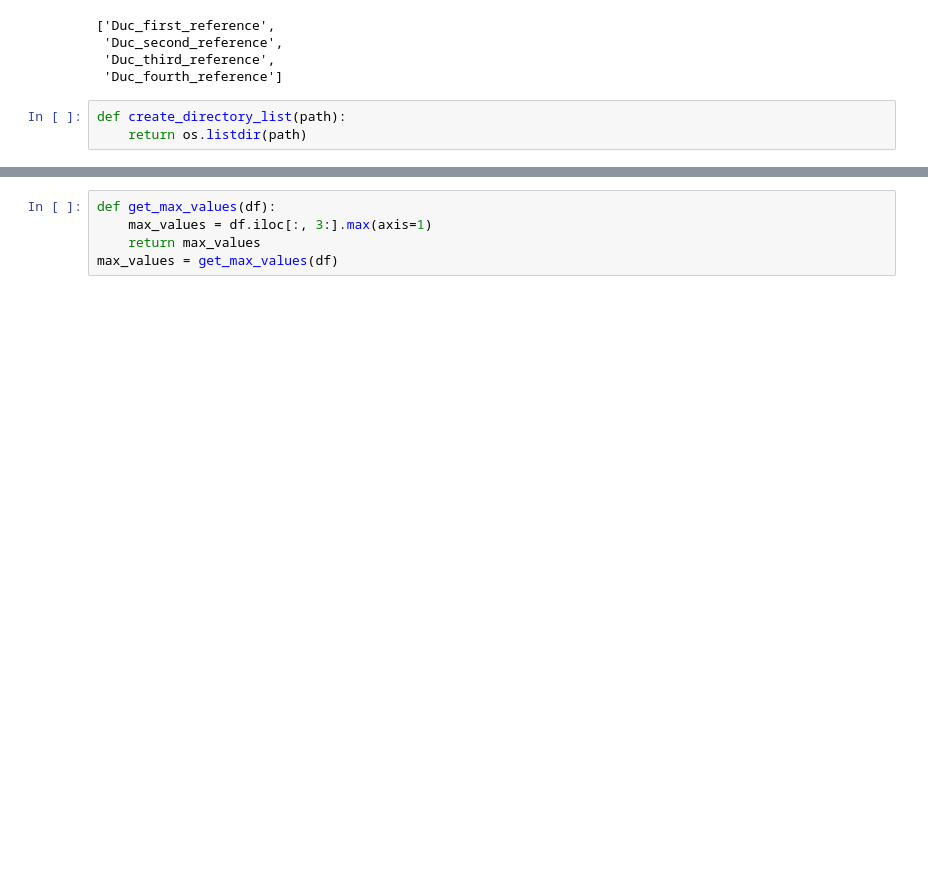
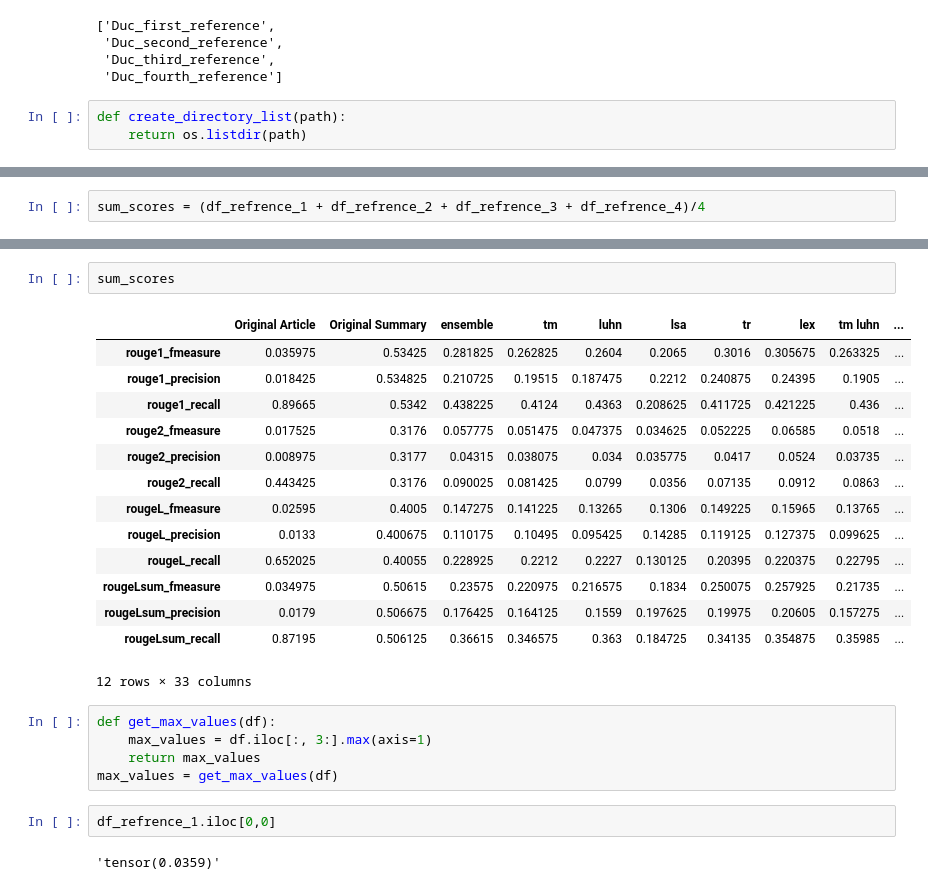
Before and after one commit to ZeyadMashhour/text_summarization, a Jupyter notebook: Demo.ipynb, the cells around one changed output, grey strips where cells are left out. Cells and saved outputs as stored; diff of their text form; blank space fills up the shorter version.

```diff
--- a/Demo.ipynb
+++ b/Demo.ipynb
@@ -48,0 +90,2 @@ df.head(12)
+# %%
+sum_scores = (df_refrence_1 + df_refrence_2 + df_refrence_3 + df_refrence_4)/4
@@ -49,5 +113,26 @@ df.head(12)
+# %%
+sum_scores
+# %% [output]
+|  | Original Article | Original Summary | ensemble | tm | luhn | lsa | tr | lex | tm luhn | ... |
+| rouge1_fmeasure | 0.035975 | 0.53425 | 0.281825 | 0.262825 | 0.2604 | 0.2065 | 0.3016 | 0.305675 | 0.263325 | ... |
+| rouge1_precision | 0.018425 | 0.534825 | 0.210725 | 0.19515 | 0.187475 | 0.2212 | 0.240875 | 0.24395 | 0.1905 | ... |
+| rouge1_recall | 0.89665 | 0.5342 | 0.438225 | 0.4124 | 0.4363 | 0.208625 | 0.411725 | 0.421225 | 0.436 | ... |
+| rouge2_fmeasure | 0.017525 | 0.3176 | 0.057775 | 0.051475 | 0.047375 | 0.034625 | 0.052225 | 0.06585 | 0.0518 | ... |
+| rouge2_precision | 0.008975 | 0.3177 | 0.04315 | 0.038075 | 0.034 | 0.035775 | 0.0417 | 0.0524 | 0.03735 | ... |
+| rouge2_recall | 0.443425 | 0.3176 | 0.090025 | 0.081425 | 0.0799 | 0.0356 | 0.07135 | 0.0912 | 0.0863 | ... |
+| rougeL_fmeasure | 0.02595 | 0.4005 | 0.147275 | 0.141225 | 0.13265 | 0.1306 | 0.149225 | 0.15965 | 0.13765 | ... |
+| rougeL_precision | 0.0133 | 0.400675 | 0.110175 | 0.10495 | 0.095425 | 0.14285 | 0.119125 | 0.127375 | 0.099625 | ... |
+| rougeL_recall | 0.652025 | 0.40055 | 0.228925 | 0.2212 | 0.2227 | 0.130125 | 0.20395 | 0.220375 | 0.22795 | ... |
+| rougeLsum_fmeasure | 0.034975 | 0.50615 | 0.23575 | 0.220975 | 0.216575 | 0.1834 | 0.250075 | 0.257925 | 0.21735 | ... |
+| rougeLsum_precision | 0.0179 | 0.506675 | 0.176425 | 0.164125 | 0.1559 | 0.197625 | 0.19975 | 0.20605 | 0.157275 | ... |
+| rougeLsum_recall | 0.87195 | 0.506125 | 0.36615 | 0.346575 | 0.363 | 0.184725 | 0.34135 | 0.354875 | 0.35985 | ... |
+12 rows × 33 columns
 # %%
 def get_max_values(df):
     max_values = df.iloc[:, 3:].max(axis=1)
     return max_values
 max_values = get_max_values(df)
+# %%
+df_refrence_1.iloc[0,0]
+# %% [output]
+'tensor(0.0359)'
```
Also changed, not shown: parts of 16 cells of this notebook, 40 other files.
